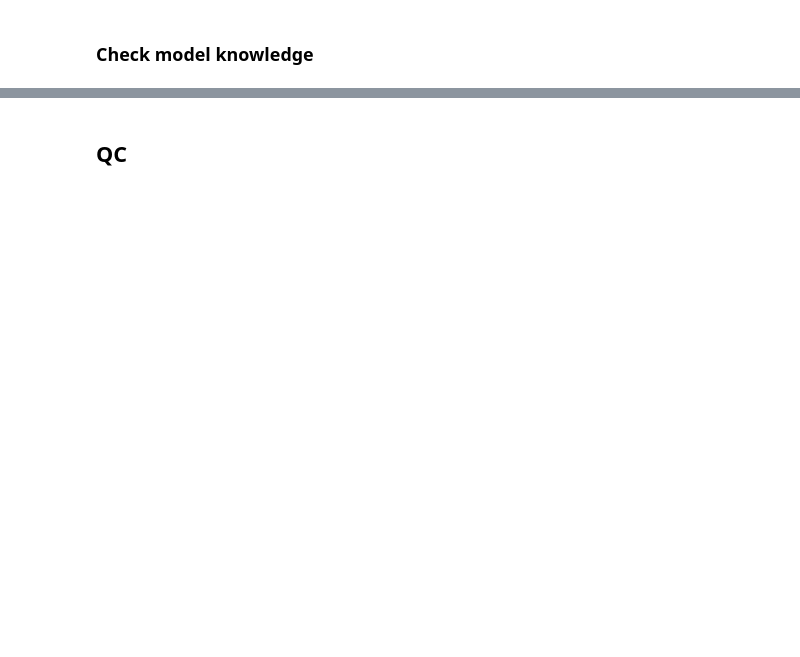
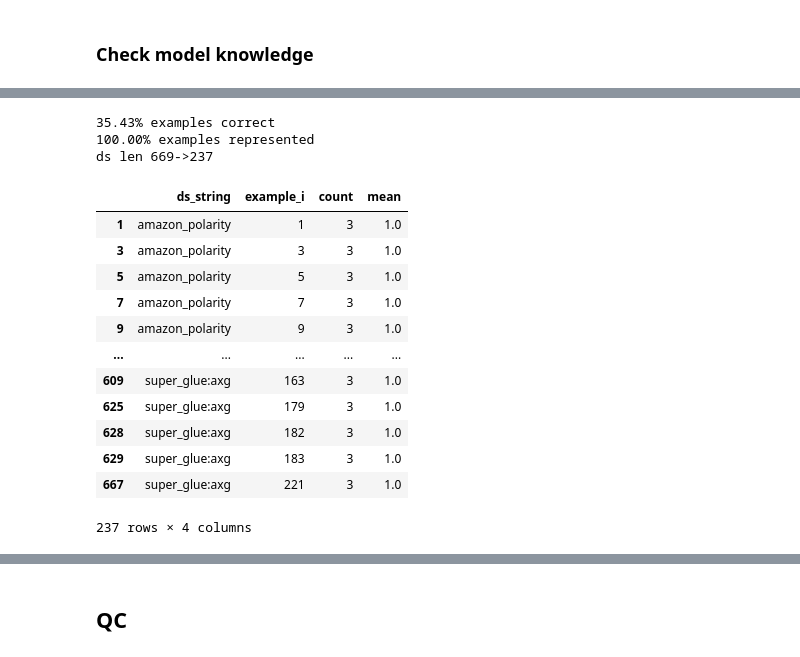
Before and after one commit to wassname/lie_elicitation_prompts, a Jupyter notebook: nbs/run.ipynb, the cells around one changed output, grey strips where cells are left out. Drawn from its saved outputs; the diff is of its cells as text; code cells hidden in the pictures; blank space fills up the shorter version.

```diff
--- a/nbs/run.ipynb
+++ b/nbs/run.ipynb
@@ -85,7 +115,7 @@ quantization_config = BitsAndBytesConfig(
 
 model = AutoModelForCausalLM.from_pretrained(
     cfg.model,
-    device_map="auto",
+    device_map="cuda:0",
     quantization_config=quantization_config,
 )
 
@@ -177,7 +247,7 @@ clear_mem()
 from torch.utils.data import DataLoader
 from lie_elicitation_prompts.helpers.scores import sum_select_choices_from_logits
 
-batch_size = 4
+batch_size = 10
 
 ds = ds_tokens_truthful.select_columns(['ds_string', 'example_i', 'label_true', 'input_ids', 'attention_mask', 'choice_ids'])
 dl = DataLoader(ds, batch_size=batch_size, shuffle=True)
@@ -196,19 +266,25 @@ for nb, batch in enumerate(tqdm(dl)):
     with torch.no_grad():
         out = model(**inputs)
 
+        # see how elk handles this https://github.com/EleutherAI/elk/blob/84e99a36a5050881d85f1510a2486ce46ac1f942/elk/extraction/extraction.py#L388
         logits_last = out['logits'][:, -1].detach().cpu()
-        p = out['choice_llm_probs'] = sum_select_choices_from_logits(logits_last, choice_ids)
-        out['prob_bool'] = p[:, 1] / (torch.sum(p, 1) + 1e-12) # bool prob is the probability of the second choice
-        corrects = labels==(out['prob_bool']>0.5)
+        probs = out['prob_choices'] = sum_select_choices_from_logits(logits_last, choice_ids) # this does not add to one, as it is the prob from among all tokens
+        out['coverage'] = probs.sum(dim=1)
+
+        # select the answer
+        ind = torch.arange(labels.size(0))
+        out['prob_ans'] = prob_ans = probs[ind, labels*1]
+        out['odds_ans'] = prob_ans / probs.sum(-1) # ratio of probability mass assigned to the true label
+        # out['prob_of_label'] = torch.sigmoid(out['lm_odds'])
+        corrects = labels==(out['odds_ans']>0.5)
 
         for batch_i, correct in enumerate(corrects):
-            if batch_i==0 and nb==0:
-                # print(i, correct, batch['formatted_prompt'][batch_i])
-                # s = tokenizer.batch_decode(batch['input_ids'], skip_special_tokens=True)[batch_i]
-                print(nb, nb, correct.item(), out['choice_llm_probs'][:, 1])
             results.append({
                 'ds_string': batch['ds_string'][batch_i],
                 'example_i': batch['example_i'][batch_i].item(),
                 'correct': correct.item(),
-                'prob_bool': out['prob_bool'][batch_i].item(),
+                'prob_ans': out['prob_ans'][batch_i].item(),
+                'odds_ans': out['odds_ans'][batch_i].item(),
+                'coverage': out['coverage'][batch_i].item(),
+                'prob_choices': out['prob_choices'][batch_i].tolist(),
             })
@@ -228,0 +291,31 @@ df_known
+# %%
+# work out which question it knows the answer to
+df_correct = pd.DataFrame(results)
+
+# aggregate by original question content
+df_correct_agg = df_correct.groupby(['ds_string', 'example_i'])['correct'].agg(['count','mean']).reset_index()
+df_correct_agg
+
+# we should get all right, and have had at least 2
+df_known = df_correct_agg.query("mean > 0.9 & count > 1")
+print(f'{len(df_correct_agg.query("mean > 0.9"))/len(df_correct_agg):.2%} examples correct')
+print(f'{len(df_correct_agg.query("count > 1"))/len(df_correct_agg):.2%} examples represented')
+print(f'ds len {len(df_correct_agg)}->{len(df_known)}')
+df_known
+# %% [output]
+35.43% examples correct
+100.00% examples represented
+ds len 669->237
+|  | ds_string | example_i | count | mean |
+| 1 | amazon_polarity | 1 | 3 | 1.0 |
+| 3 | amazon_polarity | 3 | 3 | 1.0 |
+| 5 | amazon_polarity | 5 | 3 | 1.0 |
+| 7 | amazon_polarity | 7 | 3 | 1.0 |
+| 9 | amazon_polarity | 9 | 3 | 1.0 |
+| ... | ... | ... | ... | ... |
+| 609 | super_glue:axg | 163 | 3 | 1.0 |
+| 625 | super_glue:axg | 179 | 3 | 1.0 |
+| 628 | super_glue:axg | 182 | 3 | 1.0 |
+| 629 | super_glue:axg | 183 | 3 | 1.0 |
+| 667 | super_glue:axg | 221 | 3 | 1.0 |
+237 rows × 4 columns
```
Also changed, not shown: parts of 25 cells of this notebook, 3 other files.
